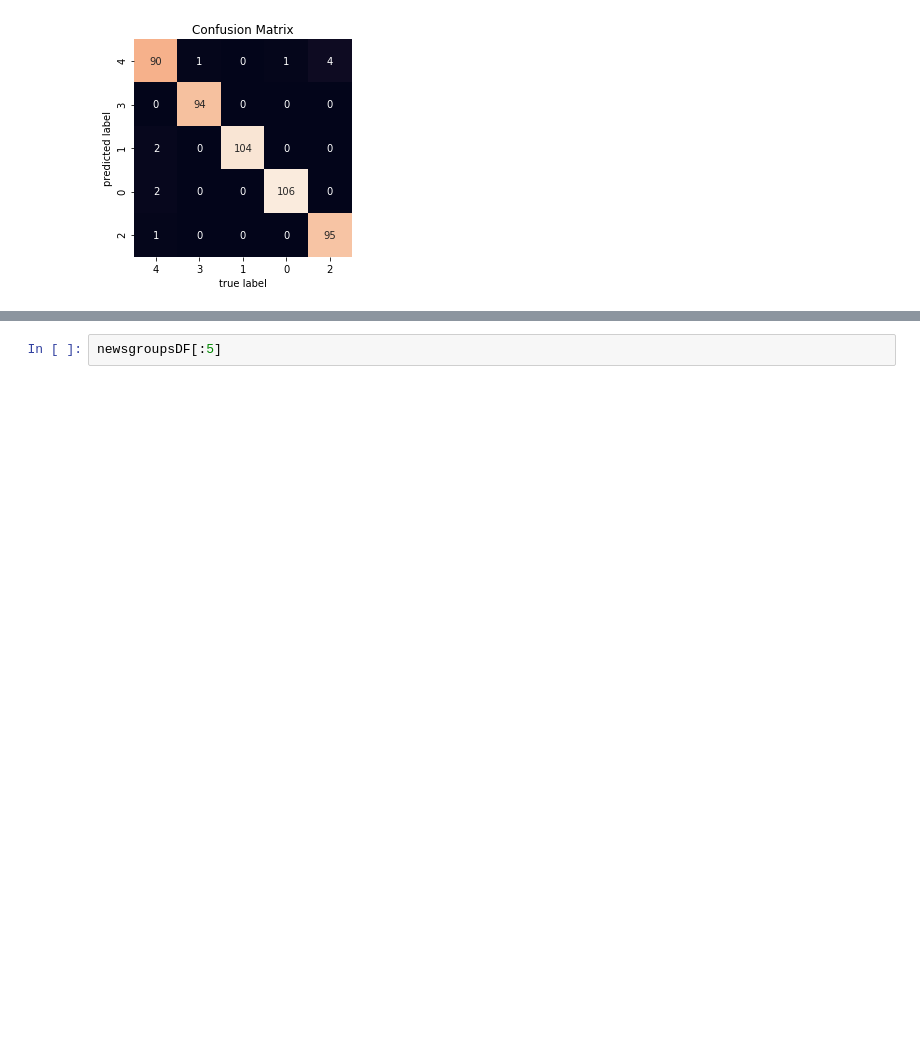
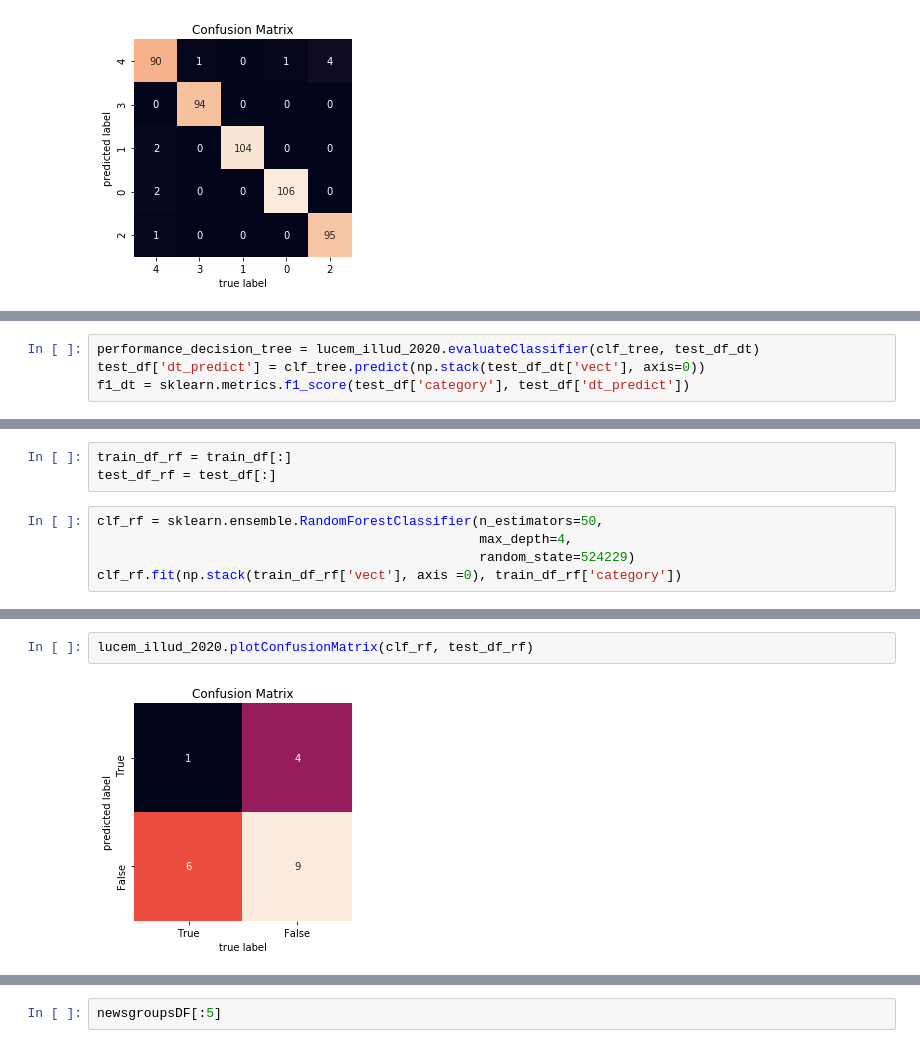
Before and after one commit to luisesanmartin/Content-Analysis-2020, a Jupyter notebook: week-3/3-Classification.ipynb, the cells around one changed output, grey strips where cells are left out. Saved outputs shown, nothing was run; the diff lists cells and outputs as text; blank space fills up the shorter version.

```diff
--- a/week-3/3-Classification.ipynb
+++ b/week-3/3-Classification.ipynb
@@ -1411,0 +1418,4 @@ lucem_illud_2020.plotConfusionMatrix(bag, df_exampleTree_test)
+# %%
+performance_decision_tree = lucem_illud_2020.evaluateClassifier(clf_tree, test_df_dt)
+test_df['dt_predict'] = clf_tree.predict(np.stack(test_df_dt['vect'], axis=0))
+f1_dt = sklearn.metrics.f1_score(test_df['category'], test_df['dt_predict'])
@@ -1411,0 +1424,8 @@ lucem_illud_2020.plotConfusionMatrix(bag, df_exampleTree_test)
+# %%
+train_df_rf = train_df[:]
+test_df_rf = test_df[:]
+# %%
+clf_rf = sklearn.ensemble.RandomForestClassifier(n_estimators=50,
+                                                 max_depth=4,
+                                                 random_state=524229)
+clf_rf.fit(np.stack(train_df_rf['vect'], axis =0), train_df_rf['category'])
@@ -1411,0 +1529,4 @@ lucem_illud_2020.plotConfusionMatrix(bag, df_exampleTree_test)
+# %%
+lucem_illud_2020.plotConfusionMatrix(clf_rf, test_df_rf)
+# %% [output]
+[figure, added]
```
Also changed, not shown: parts of 57 cells of this notebook.
